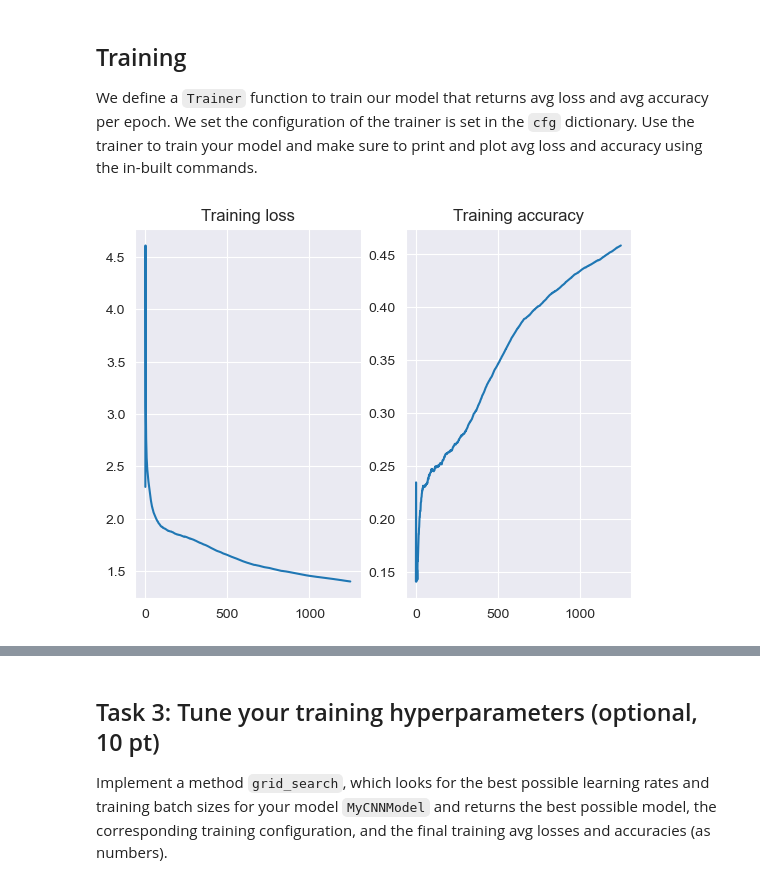
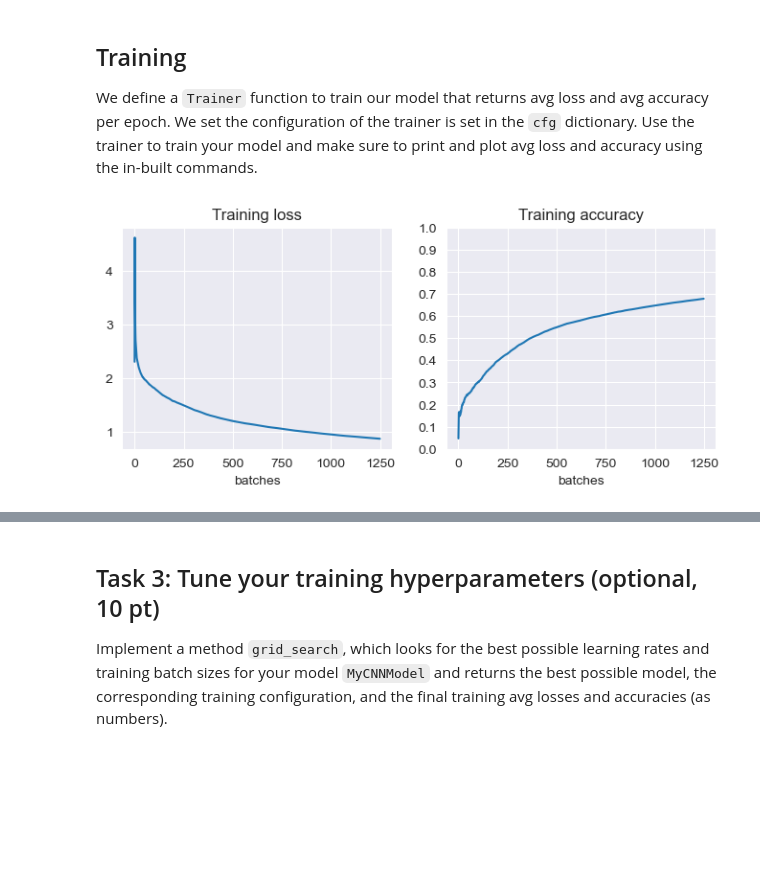
Before and after one commit to hertie-data-science-lab/assignment-2-ps-2f, a Jupyter notebook: main.ipynb, the cells around one changed output, grey strips where cells are left out. Saved outputs shown, nothing was run; the diff lists cells and outputs as text; code cells hidden in the pictures; blank space fills up the shorter version.

Commit message:
Improve Task 2: generic/stacked conv layers

```diff
--- a/main.ipynb
+++ b/main.ipynb
@@ -305,0 +297,31 @@ tensor([[-0.0224, -0.0891,  0.0113,  0.0718,  0.0640,  0.0943, -0.0954,  0.0041,
+# %%
+'''#DONE: print one iteration of your model to test its correctness'''
+
+#ADDED
+n_classes = len(data.classes)
+
+#Arch0 ~= LeNet-5
+#in_channels, out_channels, kernel_size, stride (1), padding (0)
+conv_spec0 = [[(3, 6, 5, 1, 2)],   #Conv Layer 1 -> 64x64x16 -> 32x32x6
+              [(6, 16, 5, 1, 0)],  #Conv Layer 2 -> 28x28x16 -> 14x14x16
+              [(16, 40, 5, 1, 0)]] #Conv Layer 3 -> 10x10x40 -> 5x5x40
+#in_features, out_features
+fc_spec0 = [(5*5*40, 256), (256, 84), (84, n_classes)] #FC1 -> FC2 -> Output
+
+#Arch1 <- DomNet
+conv_spec1 = [[(3, 16, 3, 1, 1)],  #Conv Layer 1 -> 64x64x16 -> 32x32x16
+              [(16, 32, 5, 1, 2)], #Conv Layer 2 -> 32x32x32 -> 16x16x32
+              [(32, 64, 3, 1, 1)]] #Conv Layer 3 -> 16x16x64 -> 8x8x64
+fc_spec1 = [(8*8*64, 128), (128, n_classes)] #FC1 -> Output
+
+#Arch2 <- DALNet-7
+conv_spec2 = [[(3, 64, 5, 1, 2)], #Conv Layer 1 -> 64x64x64 -> 32x32x64
+              [(64, 128, 3, 1, 1), (128, 128, 3, 1, 1)],  #Conv Layer 2 -> 32x32x128 -> 16x16x128
+              [(128, 256, 3, 1, 1), (256, 256, 3, 1, 1)]] #Conv Layer 3 -> 16x16x256 -> 8x8x256
+fc_spec2 = [(8*8*256, 1024), (1024, n_classes)] #FC1 -> Output
+
+#my_model = MyCNNModel(n_classes).to(device)
+my_model = MyCNNModel(conv_spec2, fc_spec2, n_classes).to(device)
+
+X, y = train_data[0]
+my_model(X[None, :])
@@ -317,7 +363,7 @@ import matplotlib.pyplot as plt
 cfg = {
     'batch_size': 64,
     'criterion': 'CrossEntropyLoss', #change to 'nn.NLLLoss' if you are applying a softmax in the last layer of your model
-    'epochs': 1, #v0: 1
+    'epochs': 10, #v0: 1
     'learning_rate': 0.001, #v0: 0.001
     'optimizer':'Adam',
     'seed':42,
@@ -384,17 +430,20 @@ class Trainer:
 
         return avg_test_loss, avg_test_acc
 # %%
-'''#TODO: train your model, plot accuracy and loss by iteration (one iteration=one batch)'''
+'''#DONE: train your model, plot accuracy and loss by iteration (one iteration=one batch)'''
 #ADDED: Re-run this to "re-start" training
-my_model = MyCNNModel(n_classes).to(device)
+my_model = MyCNNModel(conv_spec2, fc_spec2, n_classes).to(device)
 
 my_trainer = Trainer(my_model, cfg)
 train_loss, train_acc = my_trainer.train(train_data)
-fig, (ax0, ax1) = plt.subplots(1,2)
+fig, (ax0, ax1) = plt.subplots(1,2, figsize=(8, 3)) #ADDED figsize
 ax0.plot(range(len(train_loss)), train_loss)
 ax1.plot(range(len(train_acc)), train_acc)
+ax1.set_yticks(np.arange(0, 1.1, 0.1)) #ADDED
 ax0.set_title('Training loss')
+ax0.set_xlabel('batches');
 ax1.set_title('Training accuracy');
+ax1.set_xlabel('batches');
 # %% [output]
-[figure, old version]
+[figure, new version]
 # %%
```
Also changed, not shown: parts of 12 cells of this notebook.
